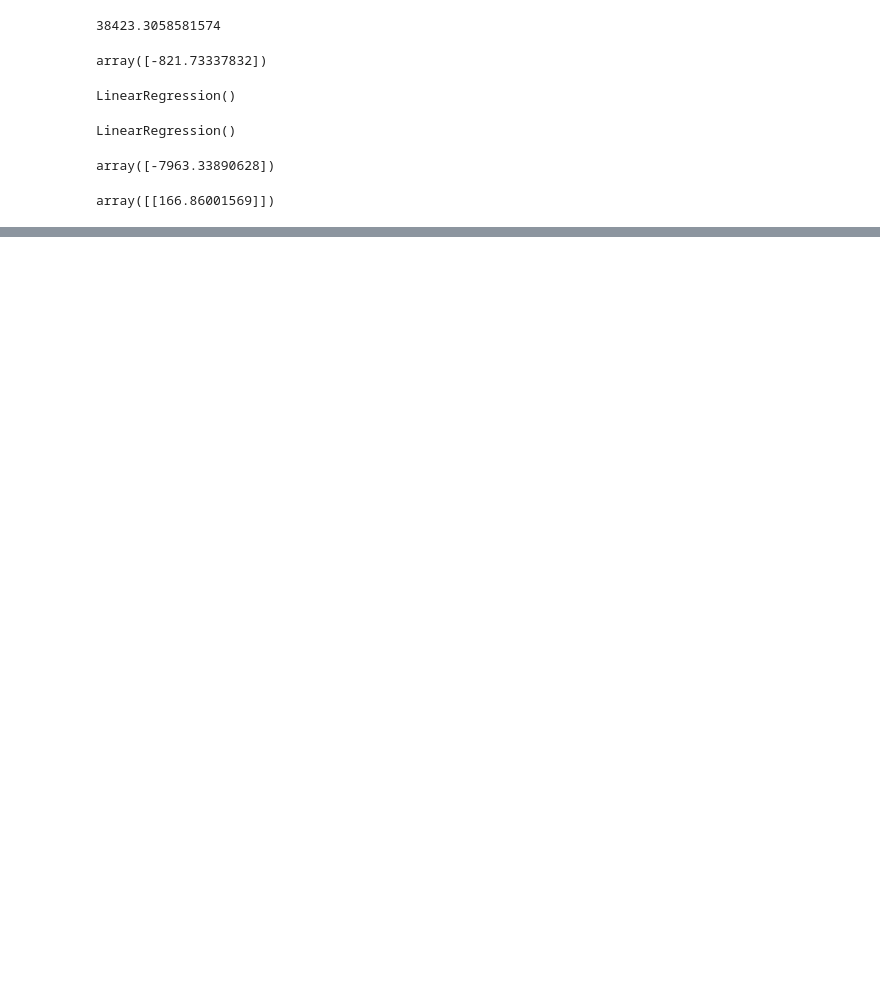
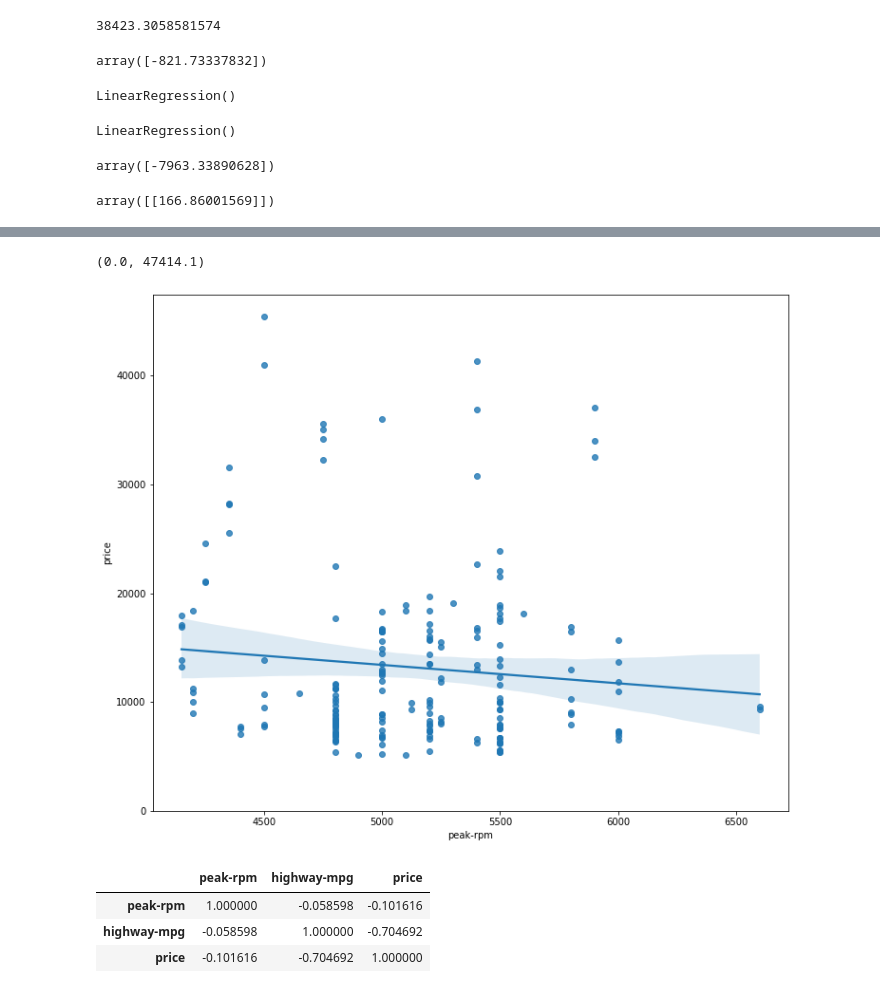
Before and after one commit to PosgradoMNA/actividades-de-aprendizaje-DGarcia-A01086411, a Jupyter notebook: Semana_7_Data_Analysis_with_Python_Modulo_4.ipynb, the cells around one changed output, grey strips where cells are left out. Saved outputs shown, nothing was run; the diff lists cells and outputs as text; code cells hidden in the pictures; blank space fills up the shorter version.

```diff
--- a/Semana_7_Data_Analysis_with_Python_Modulo_4.ipynb
+++ b/Semana_7_Data_Analysis_with_Python_Modulo_4.ipynb
@@ -92,0 +154,16 @@ Price = -7963.34 + 166.86 * df['engine-size']
+# %%
+#Visualizar "peak-rpm" como variable potencial
+plt.figure(figsize=(width, height))
+sns.regplot(x="peak-rpm", y="price", data=df)
+plt.ylim(0,)
+# %% [output]
+(0.0, 47414.1)
+[figure, added]
+# %%
+#Identificar la correlacion de ambas variables
+df[["peak-rpm","highway-mpg","price"]].corr()
+# %% [output]
+|  | peak-rpm | highway-mpg | price |
+| peak-rpm | 1.000000 | -0.058598 | -0.101616 |
+| highway-mpg | -0.058598 | 1.000000 | -0.704692 |
+| price | -0.101616 | -0.704692 | 1.000000 |
```
Also changed, not shown: parts of 58 cells of this notebook.
